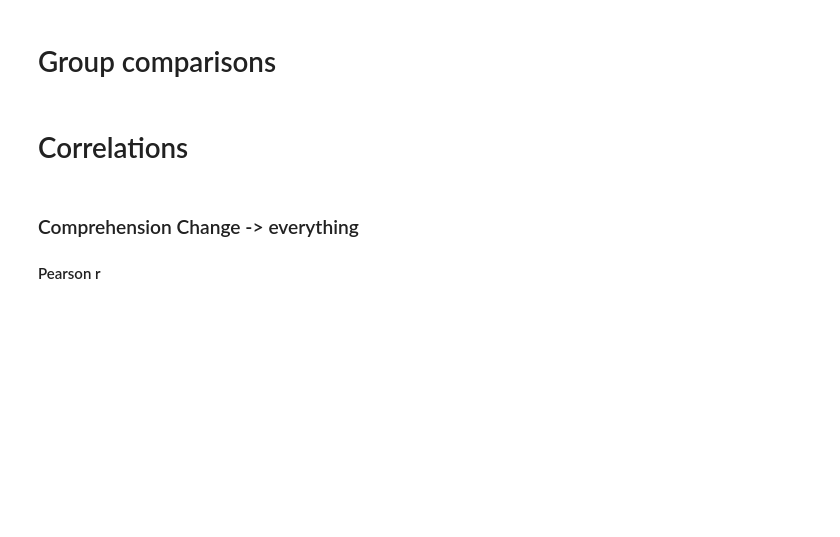
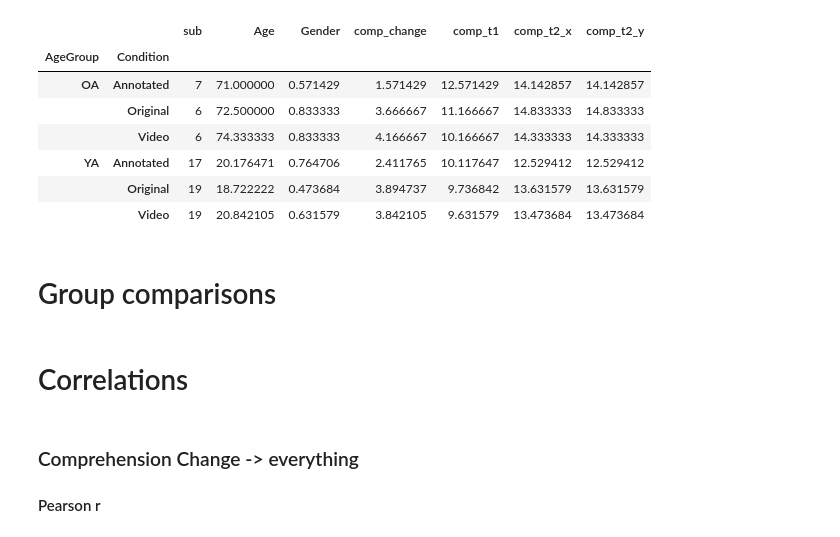
Before and after one commit to lighthall-lab/scilearn, a Jupyter notebook: 1.1.analysis.ipynb, the cells around one changed output. Cells and saved outputs as stored; diff of their text form; code cells hidden in the pictures; blank space fills up the shorter version.

```diff
--- a/1.1.analysis.ipynb
+++ b/1.1.analysis.ipynb
@@ -58,0 +62,5 @@ Name: Age, dtype: float64
+# %%
+df = df.merge(
+    pd.DataFrame(data.groupby(['AgeGroup','Condition']).mean()['Gender']),
+    on=['AgeGroup','Condition']
+);df
@@ -59,3 +76,6 @@ Name: Age, dtype: float64
 # %%
-data.groupby(['AgeGroup','Condition']).mean()['comp_change']
+df = df.merge(
+    pd.DataFrame(data.groupby(['AgeGroup','Condition']).mean()['comp_change']),
+    on=['AgeGroup','Condition']
+);df
 # %% [output]
@@ -69,0 +90,5 @@ Name: comp_change, dtype: float64
+# %%
+df = df.merge(
+    pd.DataFrame(data.groupby(['AgeGroup','Condition']).mean()['comp_t1']),
+    on=['AgeGroup','Condition']
+);df
@@ -70,3 +104,17 @@ Name: comp_change, dtype: float64
+# %%
+df = df.merge(
+    pd.DataFrame(data.groupby(['AgeGroup','Condition']).mean()['comp_t2']),
+    on=['AgeGroup','Condition']
+);df
+# %% [output]
+|  |  | sub | Age | Gender | comp_change | comp_t1 | comp_t2_x | comp_t2_y |
+| AgeGroup | Condition |  |  |  |  |  |  |  |
+| OA | Annotated | 7 | 71.000000 | 0.571429 | 1.571429 | 12.571429 | 14.142857 | 14.142857 |
+|  | Original | 6 | 72.500000 | 0.833333 | 3.666667 | 11.166667 | 14.833333 | 14.833333 |
+|  | Video | 6 | 74.333333 | 0.833333 | 4.166667 | 10.166667 | 14.333333 | 14.333333 |
+| YA | Annotated | 17 | 20.176471 | 0.764706 | 2.411765 | 10.117647 | 12.529412 | 12.529412 |
+|  | Original | 19 | 18.722222 | 0.473684 | 3.894737 | 9.736842 | 13.631579 | 13.631579 |
+|  | Video | 19 | 20.842105 | 0.631579 | 3.842105 | 9.631579 | 13.473684 | 13.473684 |
 # %% [markdown]
 # Group comparisons
 # %%
```
Also changed, not shown: parts of 10 cells of this notebook.
